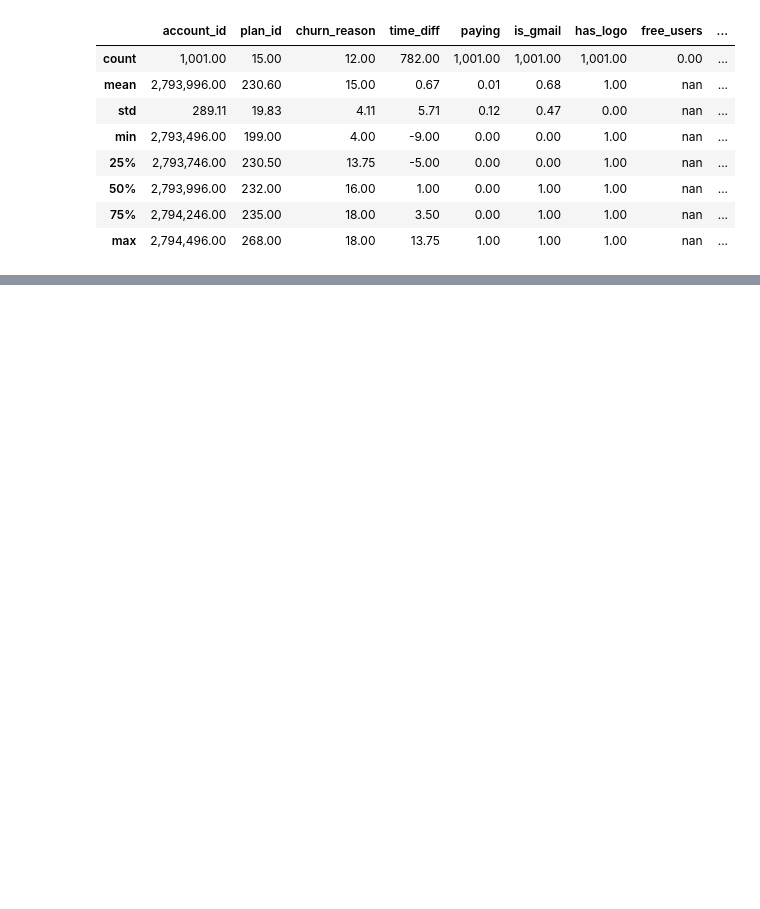
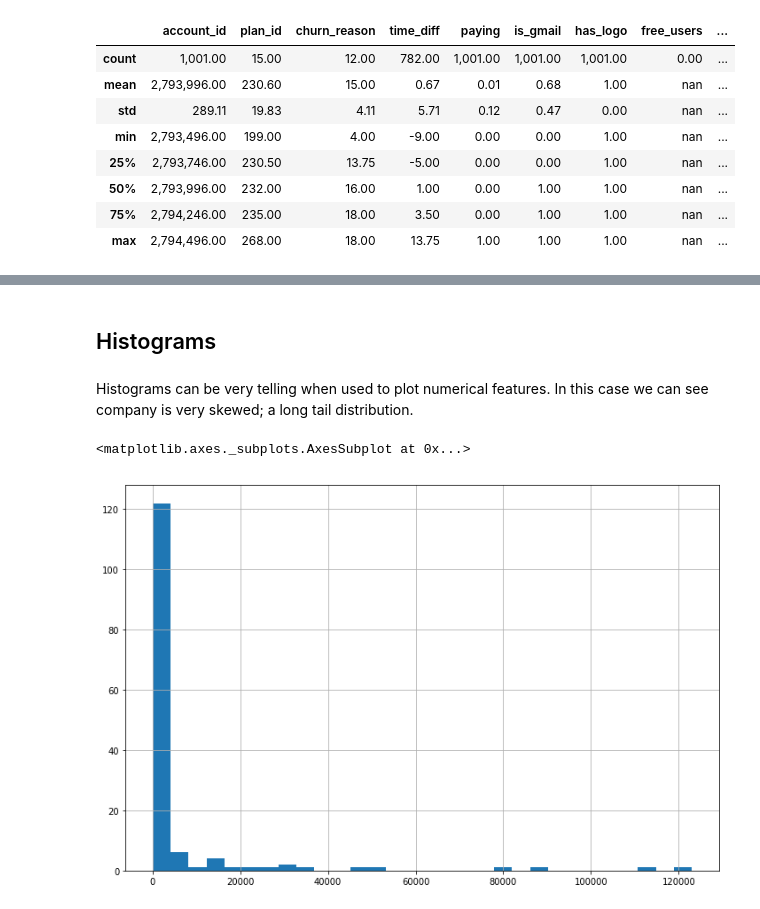
Before and after one commit to DataHackIL/DataLearn-ML-Intro-2019, a Jupyter notebook: part_4.EDA.ipynb, the cells around one changed output, grey strips where cells are left out. Saved outputs shown, nothing was run; the diff lists cells and outputs as text; code cells hidden in the pictures; blank space fills up the shorter version.

```diff
--- a/part_4.EDA.ipynb
+++ b/part_4.EDA.ipynb
@@ -55,0 +122,2 @@ acc.describe()
+# %% [markdown]
+## Histograms
@@ -55,0 +126,8 @@ acc.describe()
+# %% [markdown]
+Histograms can be very telling when used to plot numerical features.
+In this case we can see company is very skewed; a long tail distribution.
+# %%
+acc.company_size.hist(figsize=(12,8), bins=30)
+# %% [output]
+<matplotlib.axes._subplots.AxesSubplot at 0x...>
+[figure, added]
```
Also changed, not shown: parts of 42 cells of this notebook.
